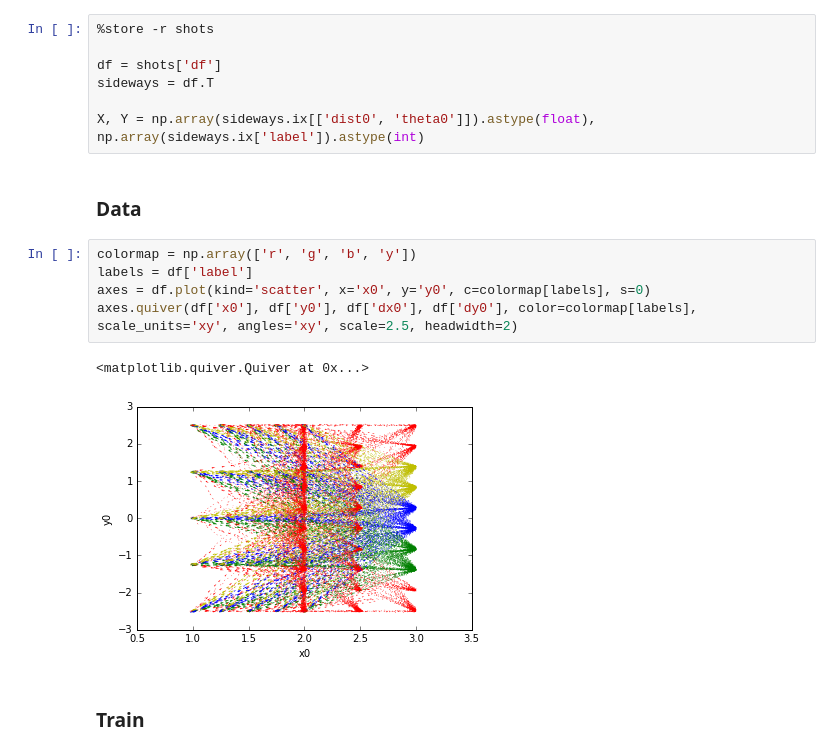
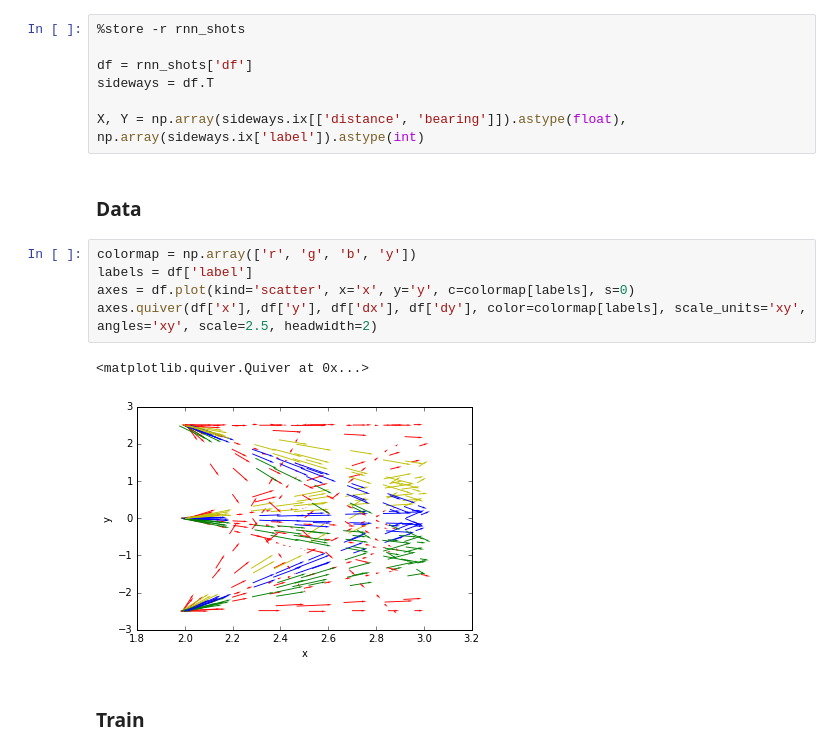
Before and after one commit to ebanner/cs393r_project, a Jupyter notebook: experiments/2d/many-many/short/distance+bearing/Recurrent Neural Network.ipynb, the cells around one changed output. Saved outputs shown, nothing was run; the diff lists cells and outputs as text.

Commit message:
Add rnn plots

```diff
--- a/experiments/2d/many-many/short/distance+bearing/Recurrent Neural Network.ipynb
+++ b/experiments/2d/many-many/short/distance+bearing/Recurrent Neural Network.ipynb
@@ -11,22 +11,22 @@ ROLLOUT = 150
 LEARNING_RATE = 0.005
 REGULARIZER = 0.001
 # %%
-%store -r shots
+%store -r rnn_shots
 
-df = shots['df']
+df = rnn_shots['df']
 sideways = df.T
 
-X, Y = np.array(sideways.ix[['dist0', 'theta0']]).astype(float), np.array(sideways.ix['label']).astype(int)
+X, Y = np.array(sideways.ix[['distance', 'bearing']]).astype(float), np.array(sideways.ix['label']).astype(int)
 # %% [markdown]
 ### Data
 # %%
 colormap = np.array(['r', 'g', 'b', 'y'])
 labels = df['label']
-axes = df.plot(kind='scatter', x='x0', y='y0', c=colormap[labels], s=0)
-axes.quiver(df['x0'], df['y0'], df['dx0'], df['dy0'], color=colormap[labels], scale_units='xy', angles='xy', scale=2.5, headwidth=2)
+axes = df.plot(kind='scatter', x='x', y='y', c=colormap[labels], s=0)
+axes.quiver(df['x'], df['y'], df['dx'], df['dy'], color=colormap[labels], scale_units='xy', angles='xy', scale=2.5, headwidth=2)
 # %% [output]
 <matplotlib.quiver.Quiver at 0x...>
-[figure, old version]
+[figure, new version]
 # %% [markdown]
 ### Train
 # %%
```
Also changed, not shown: parts of 11 cells of this notebook, 4 other files.
